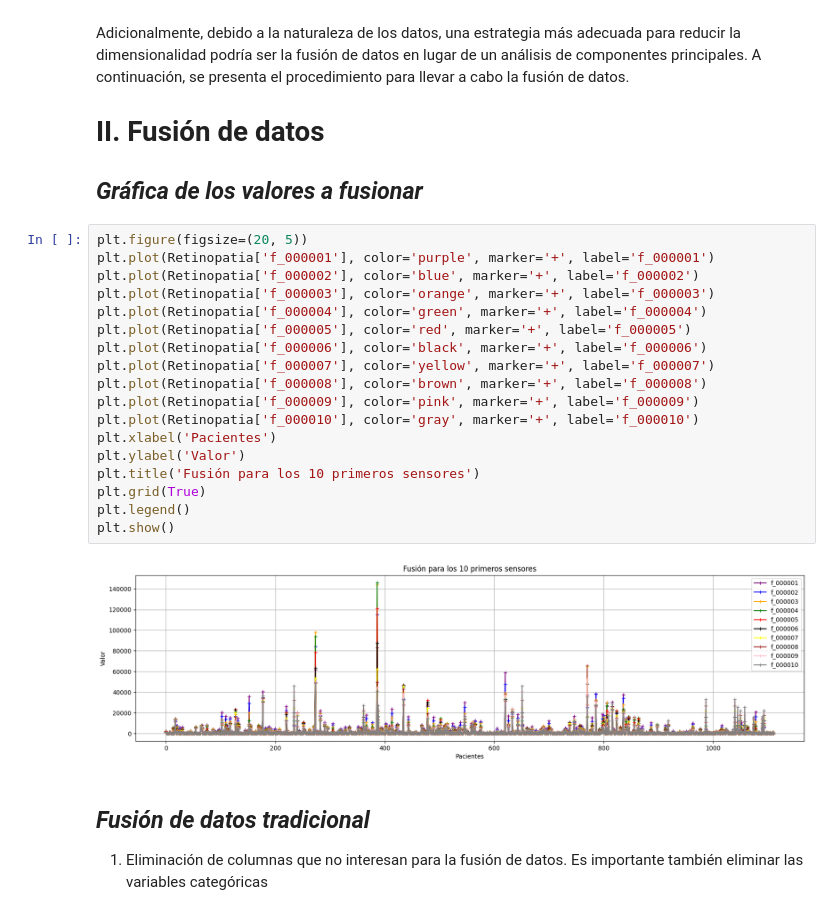
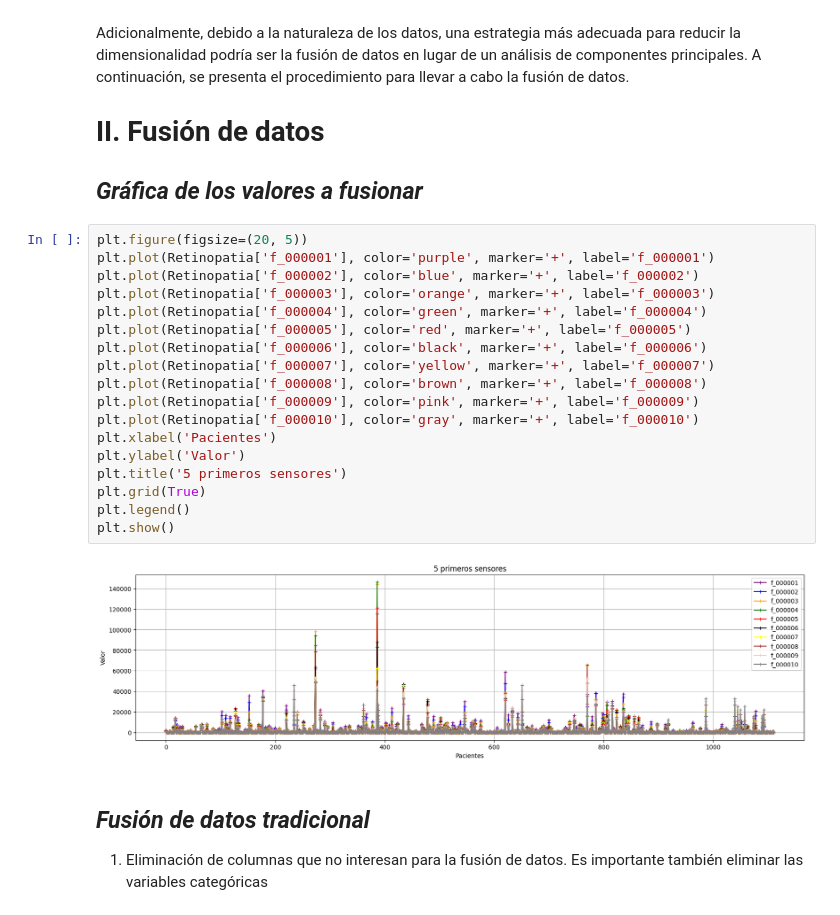
Before and after one commit to chow-chow/DataMining, a Jupyter notebook: MD_Práctica8_FusionDatos.ipynb, the cells around one changed output. Drawn from its saved outputs; the diff is of its cells as text.

```diff
--- a/MD_Práctica8_FusionDatos.ipynb
+++ b/MD_Práctica8_FusionDatos.ipynb
@@ -230,23 +230,23 @@ Adicionalmente, debido a la naturaleza de los datos, una estrategia más adecuad
 # %%
 plt.figure(figsize=(20, 5))
 plt.plot(Retinopatia['f_000001'], color='purple', marker='+', label='f_000001')
 plt.plot(Retinopatia['f_000002'], color='blue', marker='+', label='f_000002')
 plt.plot(Retinopatia['f_000003'], color='orange', marker='+', label='f_000003')
 plt.plot(Retinopatia['f_000004'], color='green', marker='+', label='f_000004')
 plt.plot(Retinopatia['f_000005'], color='red', marker='+', label='f_000005')
 plt.plot(Retinopatia['f_000006'], color='black', marker='+', label='f_000006')
 plt.plot(Retinopatia['f_000007'], color='yellow', marker='+', label='f_000007')
 plt.plot(Retinopatia['f_000008'], color='brown', marker='+', label='f_000008')
 plt.plot(Retinopatia['f_000009'], color='pink', marker='+', label='f_000009')
 plt.plot(Retinopatia['f_000010'], color='gray', marker='+', label='f_000010')
 plt.xlabel('Pacientes')
 plt.ylabel('Valor')
-plt.title('Fusión para los 10 primeros sensores')
+plt.title('5 primeros sensores')
 plt.grid(True)
 plt.legend()
 plt.show()
 # %% [output]
-[figure, old version]
+[figure, new version]
 # %% [markdown]
 ## *Fusión de datos tradicional*
 
```
Also changed, not shown: parts of 14 cells of this notebook.
